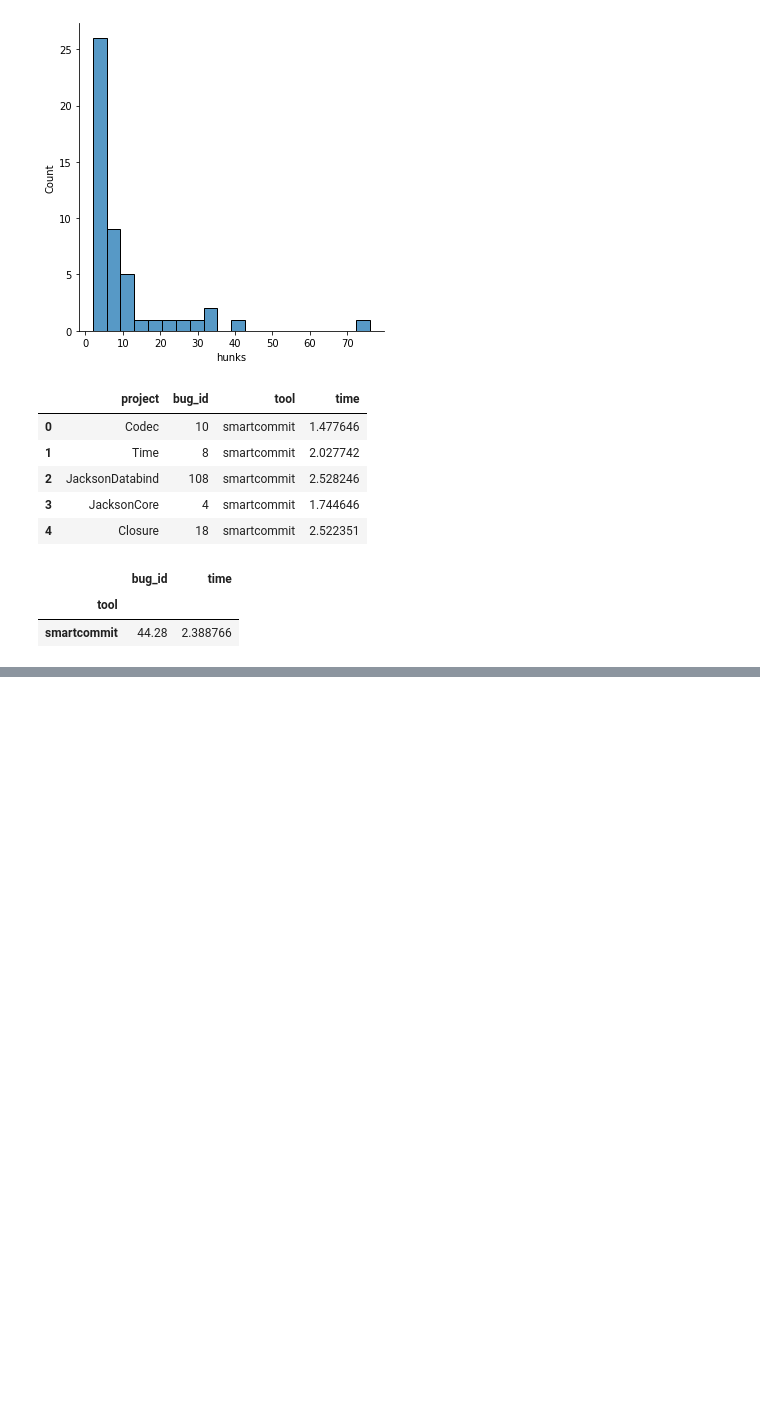
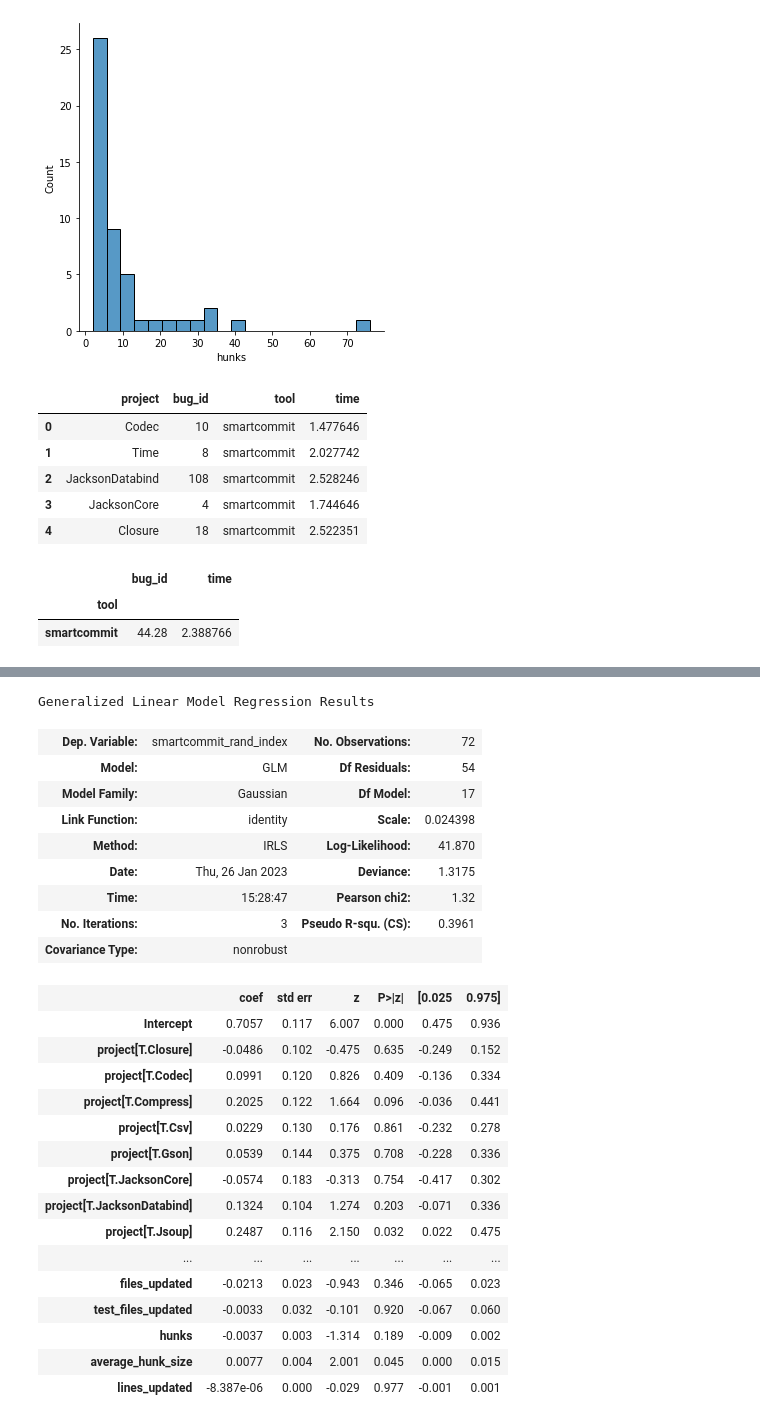
Before and after one commit to Thomsch/untangling-tools-benchmark, a Jupyter notebook: analysis/analysis.ipynb, the cells around one changed output, grey strips where cells are left out. Cells and saved outputs as stored; diff of their text form; code cells hidden in the pictures; blank space fills up the shorter version.

```diff
--- a/analysis/analysis.ipynb
+++ b/analysis/analysis.ipynb
@@ -96,0 +130,34 @@ df_time.groupby('tool').mean()
+# %%
+formula = 'smartcommit_rand_index ~ project+files_updated+test_files_updated+hunks+average_hunk_size+lines_updated'
+model = smf.glm(formula = formula, data=df)
+result = model.fit()
+# pd.options.display.max_rows = 4000
+
+result.summary()
+# %% [output]
+Generalized Linear Model Regression Results
+| Dep. Variable: | smartcommit_rand_index | No. Observations: | 72 |
+| Model: | GLM | Df Residuals: | 54 |
+| Model Family: | Gaussian | Df Model: | 17 |
+| Link Function: | identity | Scale: | 0.024398 |
+| Method: | IRLS | Log-Likelihood: | 41.870 |
+| Date: | Thu, 26 Jan 2023 | Deviance: | 1.3175 |
+| Time: | 15:28:47 | Pearson chi2: | 1.32 |
+| No. Iterations: | 3 | Pseudo R-squ. (CS): | 0.3961 |
+| Covariance Type: | nonrobust |  |  |
+|  | coef | std err | z | P>|z| | [0.025 | 0.975] |
+| Intercept | 0.7057 | 0.117 | 6.007 | 0.000 | 0.475 | 0.936 |
+| project[T.Closure] | -0.0486 | 0.102 | -0.475 | 0.635 | -0.249 | 0.152 |
+| project[T.Codec] | 0.0991 | 0.120 | 0.826 | 0.409 | -0.136 | 0.334 |
+| project[T.Compress] | 0.2025 | 0.122 | 1.664 | 0.096 | -0.036 | 0.441 |
+| project[T.Csv] | 0.0229 | 0.130 | 0.176 | 0.861 | -0.232 | 0.278 |
+| project[T.Gson] | 0.0539 | 0.144 | 0.375 | 0.708 | -0.228 | 0.336 |
+| project[T.JacksonCore] | -0.0574 | 0.183 | -0.313 | 0.754 | -0.417 | 0.302 |
+| project[T.JacksonDatabind] | 0.1324 | 0.104 | 1.274 | 0.203 | -0.071 | 0.336 |
+| project[T.Jsoup] | 0.2487 | 0.116 | 2.150 | 0.032 | 0.022 | 0.475 |
+| ... | ... | ... | ... | ... | ... | ... |
+| files_updated | -0.0213 | 0.023 | -0.943 | 0.346 | -0.065 | 0.023 |
+| test_files_updated | -0.0033 | 0.032 | -0.101 | 0.920 | -0.067 | 0.060 |
+| hunks | -0.0037 | 0.003 | -1.314 | 0.189 | -0.009 | 0.002 |
+| average_hunk_size | 0.0077 | 0.004 | 2.001 | 0.045 | 0.000 | 0.015 |
+| lines_updated | -8.387e-06 | 0.000 | -0.029 | 0.977 | -0.001 | 0.001 |
```
Also changed, not shown: parts of 6 cells of this notebook.
